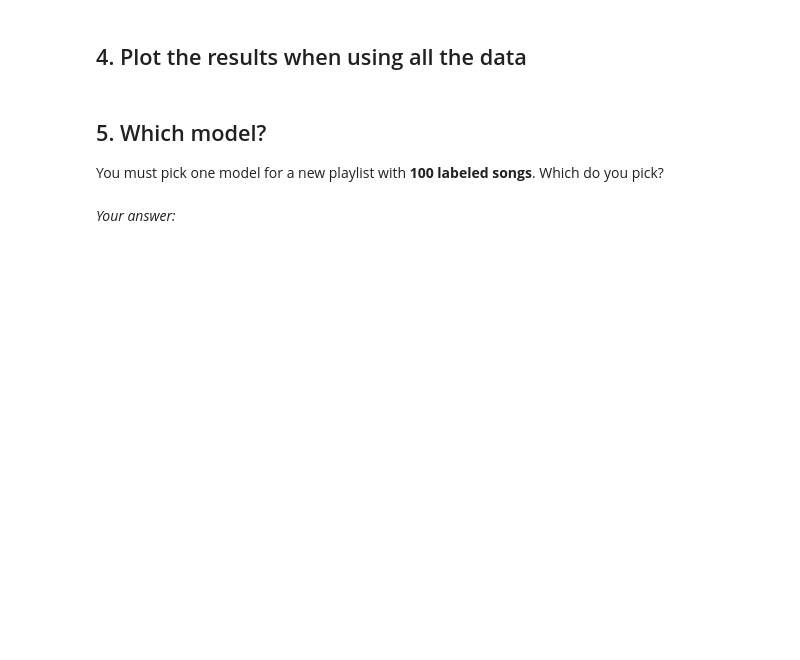
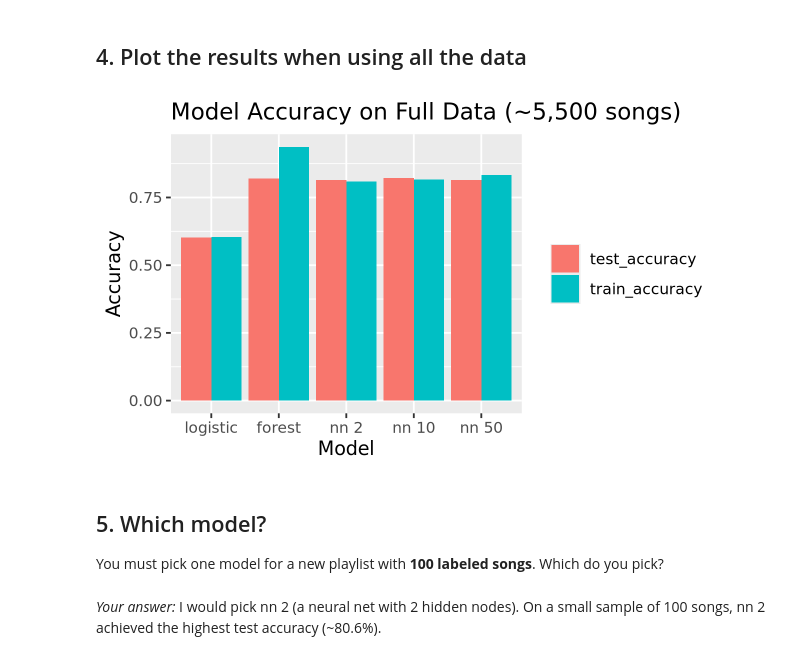
Before and after one commit to Haseeb-hub-personal/codespace, a Jupyter notebook: exercises/16-nn-exercise.ipynb, the cells around one changed output. Saved outputs shown, nothing was run; the diff lists cells and outputs as text; code cells hidden in the pictures; blank space fills up the shorter version.

```diff
--- a/exercises/16-nn-exercise.ipynb
+++ b/exercises/16-nn-exercise.ipynb
@@ -117,9 +163,18 @@ Run `compare_models()` again, with all of `train` (about 5,500 songs).
 ## 4. Plot the results when using all the data
 # %%
 # Chart code goes here
+results_full |>
+  pivot_longer(cols = c(train_accuracy, test_accuracy), names_to = "type", values_to = "accuracy") |>
+  mutate(model = factor(model, levels = unique(model))) |>
+  ggplot(aes(x = model, y = accuracy, fill = type)) +
+  geom_col(position = "dodge") +
+  labs(title = "Model Accuracy on Full Data (~5,500 songs)", x = "Model", y = "Accuracy", fill = NULL)
+# %% [output]
+[figure, added]
 # %% [markdown]
 ## 5. Which model?
 
 You must pick one model for a new playlist with **100 labeled songs**. Which do you pick?
 # %% [markdown]
 *Your answer:*
+I would pick nn 2 (a neural net with 2 hidden nodes). On a small sample of 100 songs, nn 2 achieved the highest test accuracy (~80.6%).
```
Also changed, not shown: parts of 5 cells of this notebook, 1 other file.
